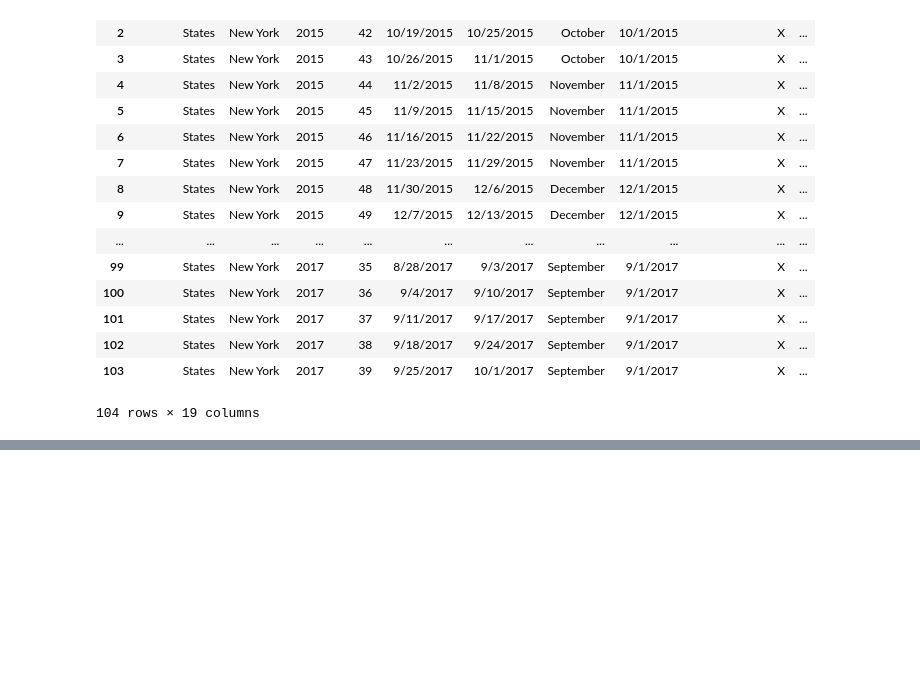
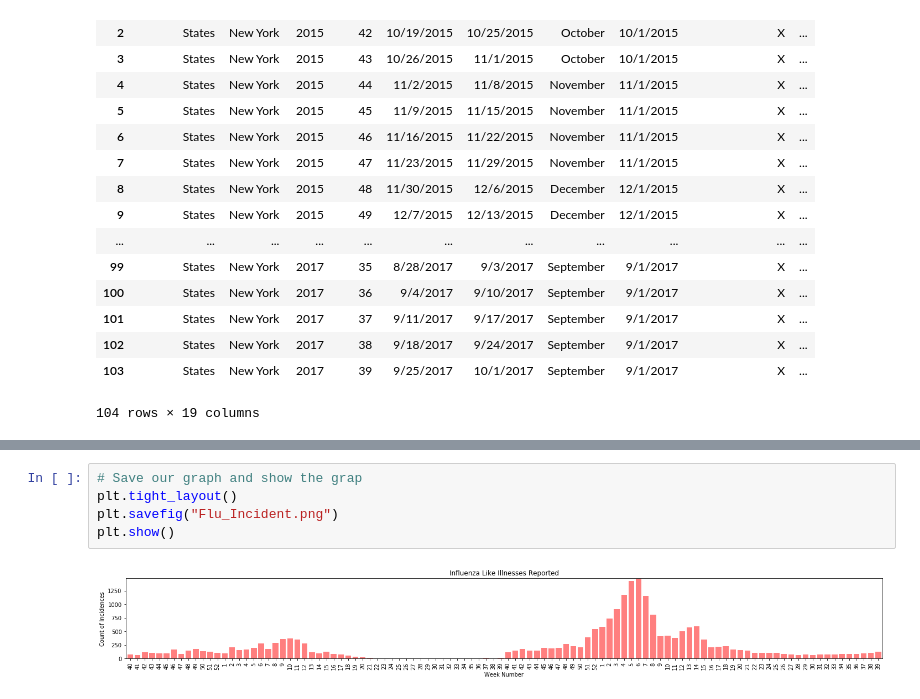
Before and after one commit to giolee88/FluTracker, a Jupyter notebook: Code/Flu_Incident_Records.ipynb, the cells around one changed output, grey strips where cells are left out. Saved outputs shown, nothing was run; the diff lists cells and outputs as text; blank space fills up the shorter version.

Commit message:
Added weekly visualization of incidents

```diff
--- a/Code/Flu_Incident_Records.ipynb
+++ b/Code/Flu_Incident_Records.ipynb
@@ -31,0 +72,7 @@ file_df
+# %%
+# Save our graph and show the grap
+plt.tight_layout()
+plt.savefig("Flu_Incident.png")
+plt.show()
+# %% [output]
+[figure, added]
```
Also changed, not shown: parts of 5 cells of this notebook.
